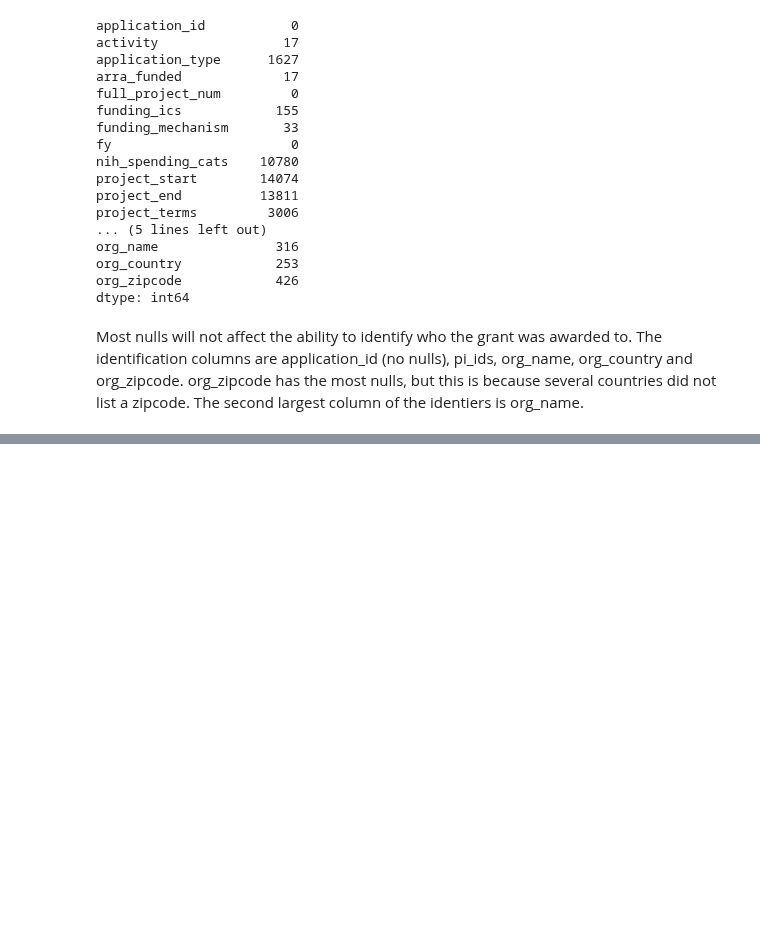
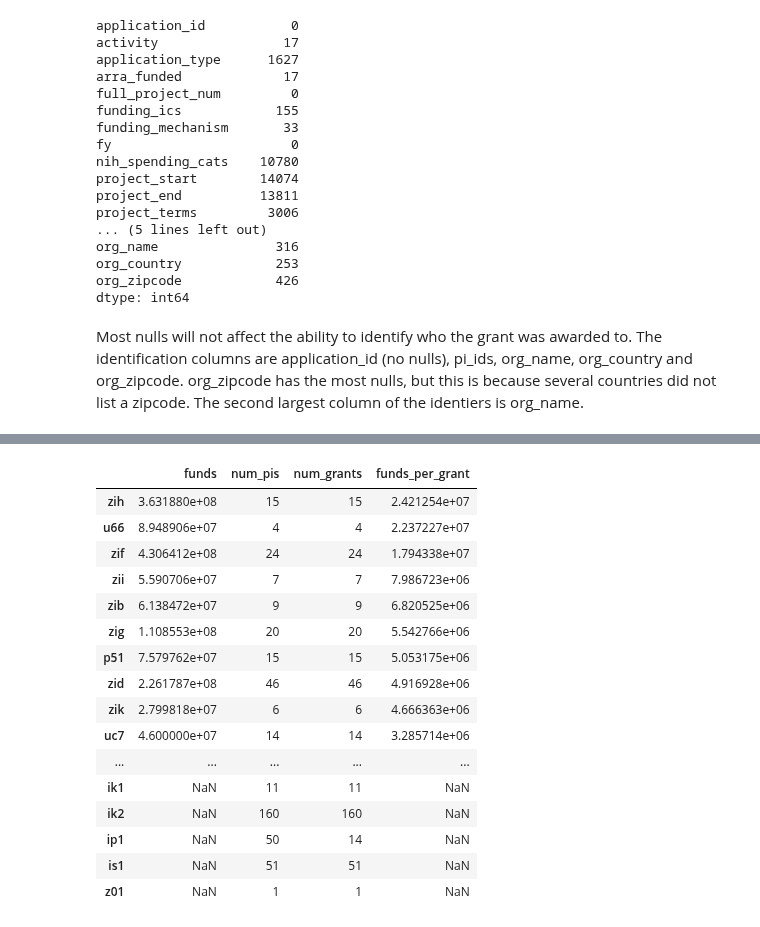
Before and after one commit to yuwie10/nih-awards, a Jupyter notebook: nih_awards.ipynb, the cells around one changed output, grey strips where cells are left out. Cells and saved outputs as stored; diff of their text form; code cells hidden in the pictures; blank space fills up the shorter version.

```diff
--- a/nih_awards.ipynb
+++ b/nih_awards.ipynb
@@ -370,0 +373,4 @@ memory usage: 12.9+ MB
+# %%
+pd.set_option('display.max_colwidth', 500)
+col_info.ix[col_info['column_name'].str.contains('activity')]
+pd.set_option('display.max_colwidth', 50)
@@ -407,0 +435,8 @@ grants_analysis.ix[grants_analysis['org_country'] != 'united states'].org_countr
+# %%
+def to_string(df, col_list):
+    for col in col_list:
+        df[col] = df[col].astype(str)
+    return df
+
+cols = ['application_id', 'application_type', 'fy', 'support_year', 'pi_ids']
+grants_analysis = to_string(grants_analysis, col_list = cols)
@@ -407,0 +457,9 @@ grants_analysis.ix[grants_analysis['org_country'] != 'united states'].org_countr
+# %%
+pd.set_option('display.max_rows', 500)
+by_activity = grants_analysis.groupby('activity')
+cost_activity = by_activity.sum().sort_values('funds', ascending = False)
+# %%
+s = pd.Series(by_activity.size(), name = 'num_grants')
+cost_activity = pd.concat([cost_activity, s], axis = 1)
+cost_activity['funds_per_grant'] = cost_activity['funds'] / cost_activity['num_grants']
+cost_activity.head()
@@ -407,0 +473,20 @@ grants_analysis.ix[grants_analysis['org_country'] != 'united states'].org_countr
+# %%
+cost_activity.sort_values('funds_per_grant', ascending = False)
+# %% [output]
+|  | funds | num_pis | num_grants | funds_per_grant |
+| zih | 3.631880e+08 | 15 | 15 | 2.421254e+07 |
+| u66 | 8.948906e+07 | 4 | 4 | 2.237227e+07 |
+| zif | 4.306412e+08 | 24 | 24 | 1.794338e+07 |
+| zii | 5.590706e+07 | 7 | 7 | 7.986723e+06 |
+| zib | 6.138472e+07 | 9 | 9 | 6.820525e+06 |
+| zig | 1.108553e+08 | 20 | 20 | 5.542766e+06 |
+| p51 | 7.579762e+07 | 15 | 15 | 5.053175e+06 |
+| zid | 2.261787e+08 | 46 | 46 | 4.916928e+06 |
+| zik | 2.799818e+07 | 6 | 6 | 4.666363e+06 |
+| uc7 | 4.600000e+07 | 14 | 14 | 3.285714e+06 |
+| ... | ... | ... | ... | ... |
+| ik1 | NaN | 11 | 11 | NaN |
+| ik2 | NaN | 160 | 160 | NaN |
+| ip1 | NaN | 50 | 14 | NaN |
+| is1 | NaN | 51 | 51 | NaN |
+| z01 | NaN | 1 | 1 | NaN |
```
Also changed, not shown: parts of 12 cells of this notebook, 2 other files.
